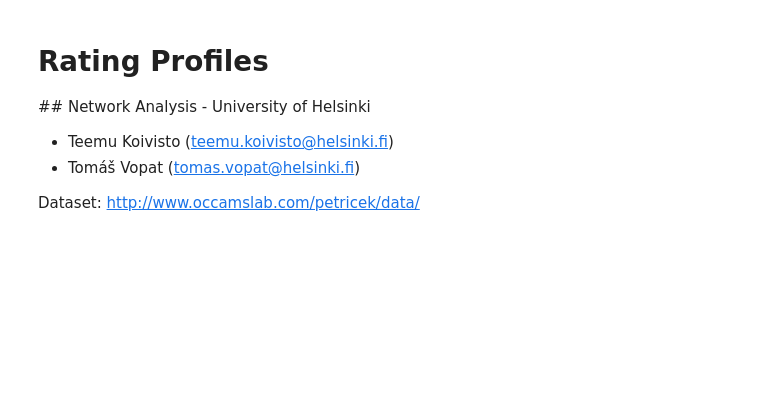
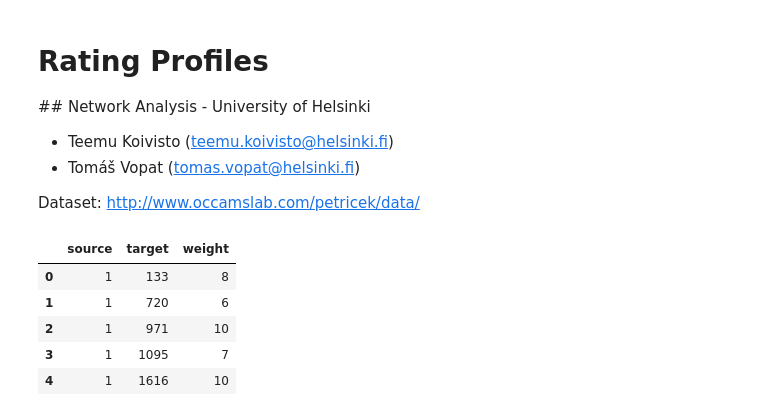
Before and after one commit to tomvopat/na2020-rating_profiles, a Jupyter notebook: rating_profiles.ipynb, the cells around one changed output. Saved outputs shown, nothing was run; the diff lists cells and outputs as text; code cells hidden in the pictures; blank space fills up the shorter version.

```diff
--- a/rating_profiles.ipynb
+++ b/rating_profiles.ipynb
@@ -14,0 +25,9 @@ import matplotlib.pyplot as plt
+# %%
+ratings.head(5)
+# %% [output]
+|  | source | target | weight |
+| 0 | 1 | 133 | 8 |
+| 1 | 1 | 720 | 6 |
+| 2 | 1 | 971 | 10 |
+| 3 | 1 | 1095 | 7 |
+| 4 | 1 | 1616 | 10 |
```
Also changed, not shown: parts of 15 cells of this notebook, 1 other file.
